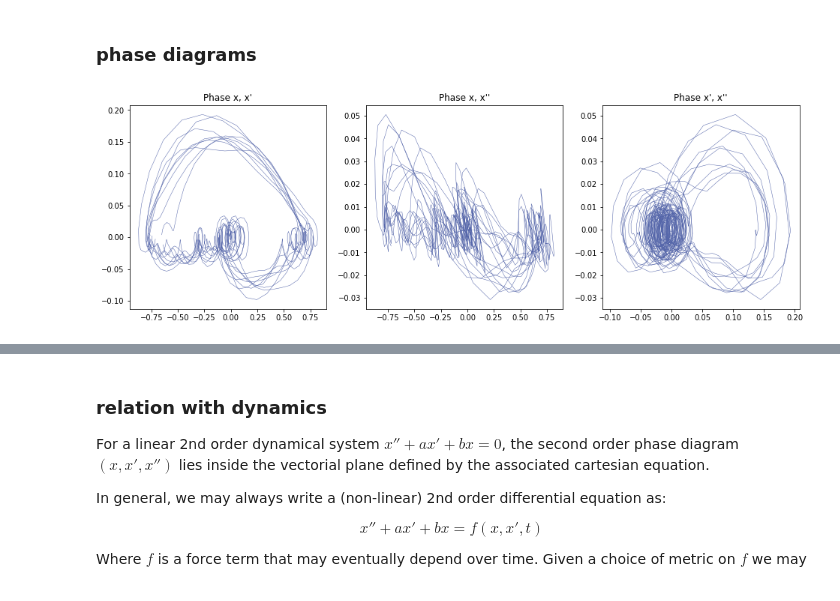
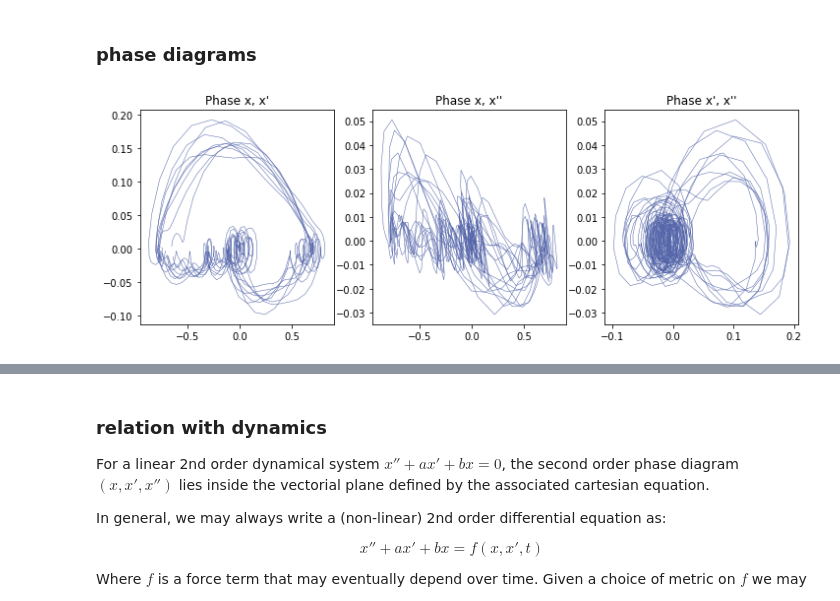
Before and after one commit to opeltre/revert, a Jupyter notebook: notebooks/friday.ipynb, the cells around one changed output, grey strips where cells are left out. Drawn from its saved outputs; the diff is of its cells as text; code cells hidden in the pictures.

```diff
--- a/notebooks/friday.ipynb
+++ b/notebooks/friday.ipynb
@@ -129,33 +129,34 @@ segs_reg = [sig.heat(1)(s) for s in segs]
 
 def diff(x):
     d1 = torch.cat([torch.diff(x), torch.tensor([0.])])
     d2 = torch.cat([torch.tensor([0.]), torch.diff(x)])
     return (d1 + d2) / 2
 
 def diff2(x):
     return diff(diff(x))
 
 
 """ Plot phase diagrams """
+plt.figure(figsize=(12, 4))
+
 style = {"linewidth": 0.5, "color": "#56a"}
-plt.figure(figsize=(16, 5))
 plt.subplot(1, 3, 1)
 plt.title("Phase x, x'")
 for s in segs_reg:
     plt.plot(s, diff(s), **style)
 # plt.plot(pulse, diff(pulse), linewidth=1, color="#338")
 
 plt.subplot(1, 3, 2)
 plt.title("Phase x, x''")
 for s in segs_reg:
     plt.plot(s, diff2(s), **style)
 # plt.plot(pulse, diff2(pulse), linewidth=1, color="#338")
 
 plt.subplot(1, 3, 3)
 plt.title("Phase x', x''")
 for s in segs_reg:
     plt.plot(diff(s), diff2(s), **style)
 # plt.plot(diff(pulse), diff2(pulse), linewidth=1, color="#338")
 # %% [output]
-[figure, old version]
+[figure, new version]
 # %% [markdown]
```
Also changed, not shown: parts of 1 cell of this notebook, 1 other file.
